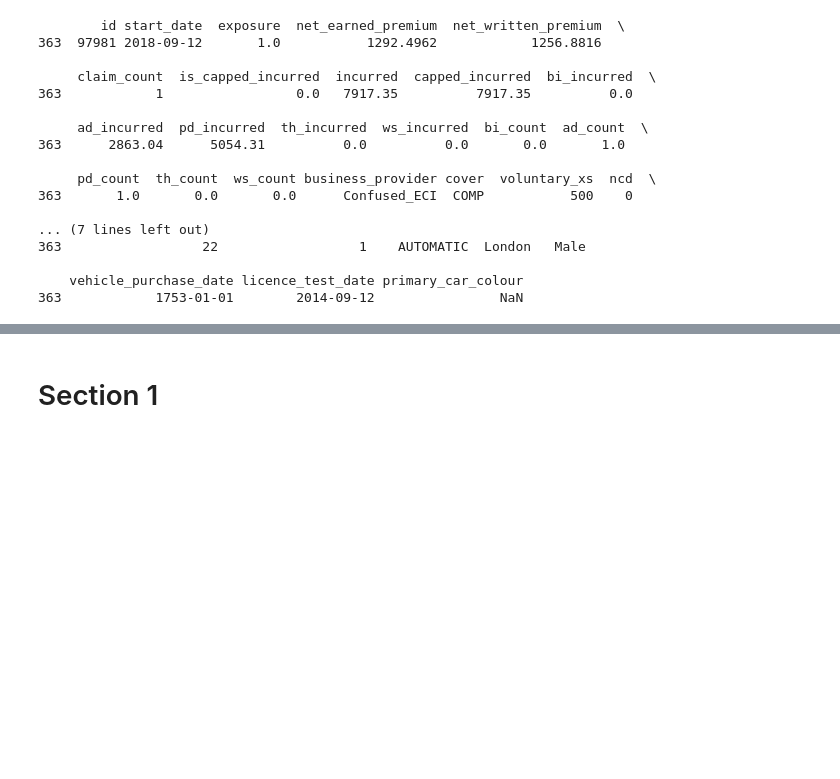
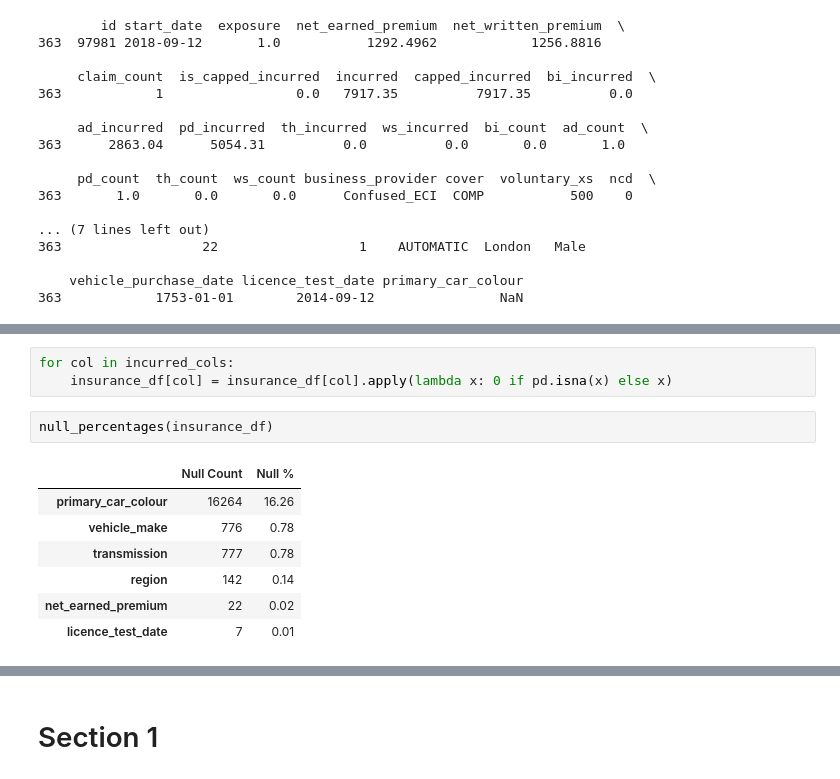
Before and after one commit to KemalYukselir/Hastings-Task, a Jupyter notebook: main.ipynb, the cells around one changed output, grey strips where cells are left out. Cells and saved outputs as stored; diff of their text form; blank space fills up the shorter version.

```diff
--- a/main.ipynb
+++ b/main.ipynb
@@ -192,0 +245,13 @@ Columns that contain null value:
+# %%
+for col in incurred_cols:
+    insurance_df[col] = insurance_df[col].apply(lambda x: 0 if pd.isna(x) else x)
+# %%
+null_percentages(insurance_df)
+# %% [output]
+|  | Null Count | Null % |
+| primary_car_colour | 16264 | 16.26 |
+| vehicle_make | 776 | 0.78 |
+| transmission | 777 | 0.78 |
+| region | 142 | 0.14 |
+| net_earned_premium | 22 | 0.02 |
+| licence_test_date | 7 | 0.01 |
```
Also changed, not shown: parts of 6 cells of this notebook.
